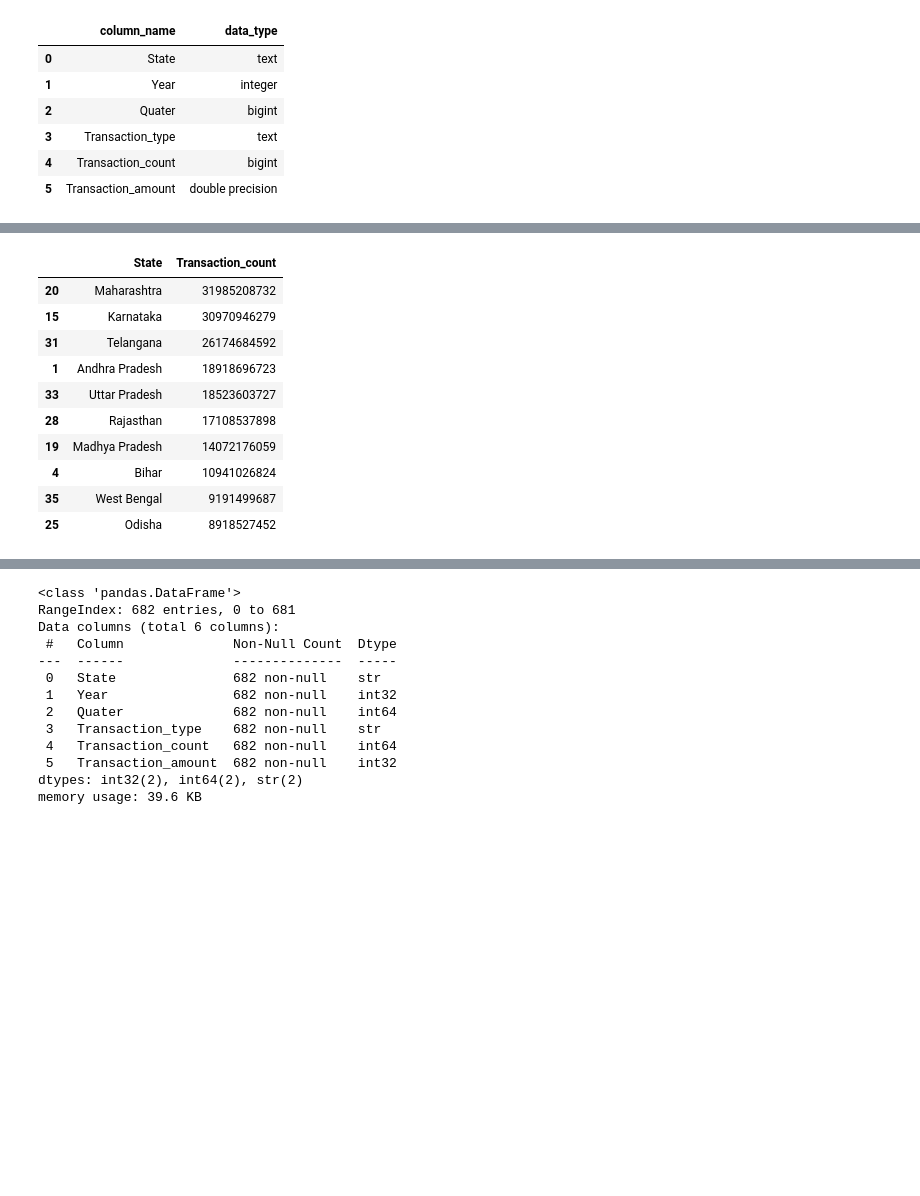
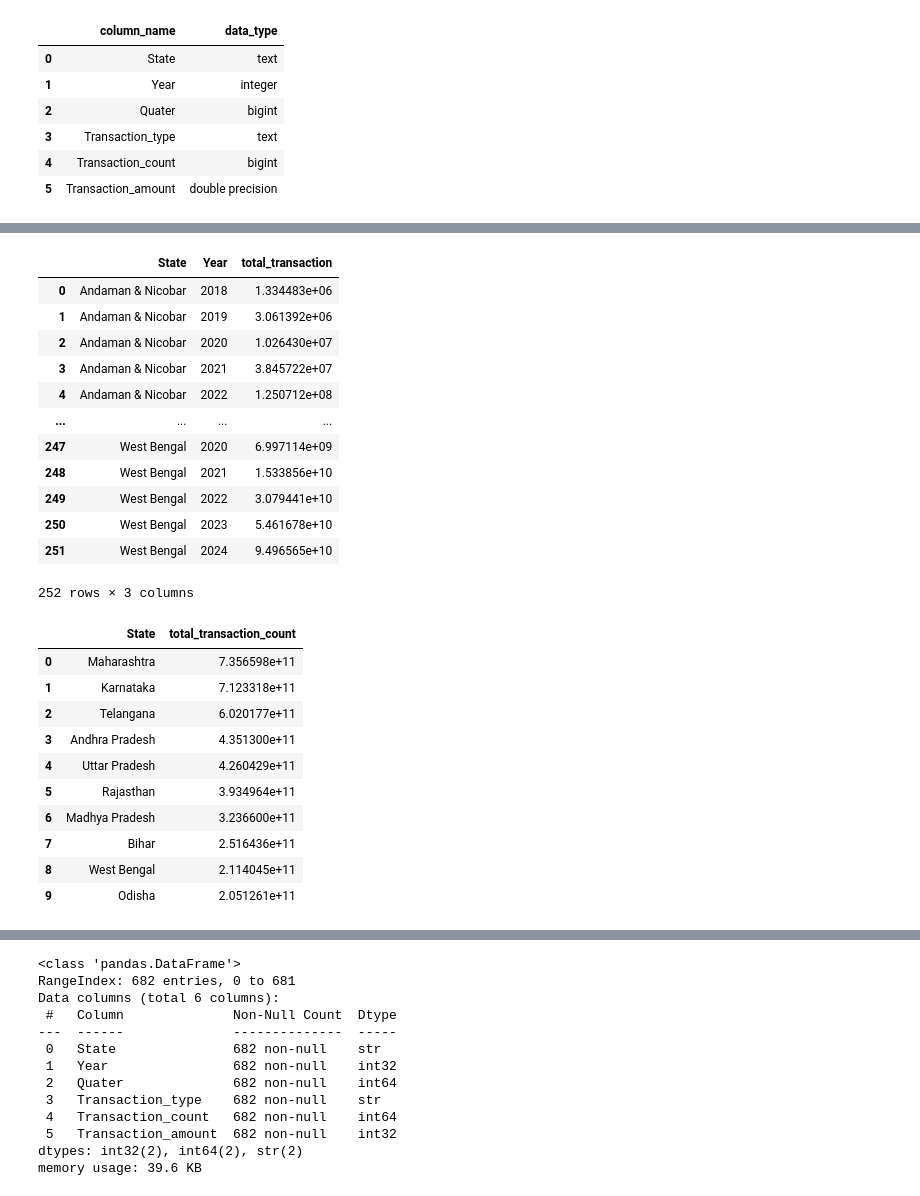
Before and after one commit to ufarooq8627/PhonePe_Analysis, a Jupyter notebook: phonepe_ana.ipynb, the cells around one changed output, grey strips where cells are left out. Cells and saved outputs as stored; diff of their text form; code cells hidden in the pictures; blank space fills up the shorter version.

```diff
--- a/phonepe_ana.ipynb
+++ b/phonepe_ana.ipynb
@@ -1730,20 +1707,60 @@ df
+# %%
+# For each state, how many total transactions happened in each year
+
+query = """
+SELECT
+    "State",
+    "Year",
+    SUM("Transaction_count") AS total_transaction
+FROM agg_trans
+GROUP BY "State", "Year"
+ORDER BY "State", "Year";
+;
+
+"""
+
+grwth_rt = pd.read_sql_query(query, engine)
+grwth_rt
+# %% [output]
+|  | State | Year | total_transaction |
+| 0 | Andaman & Nicobar | 2018 | 1.334483e+06 |
+| 1 | Andaman & Nicobar | 2019 | 3.061392e+06 |
+| 2 | Andaman & Nicobar | 2020 | 1.026430e+07 |
+| 3 | Andaman & Nicobar | 2021 | 3.845722e+07 |
+| 4 | Andaman & Nicobar | 2022 | 1.250712e+08 |
+| ... | ... | ... | ... |
+| 247 | West Bengal | 2020 | 6.997114e+09 |
+| 248 | West Bengal | 2021 | 1.533856e+10 |
+| 249 | West Bengal | 2022 | 3.079441e+10 |
+| 250 | West Bengal | 2023 | 5.461678e+10 |
+| 251 | West Bengal | 2024 | 9.496565e+10 |
+252 rows × 3 columns
 # %%
 # States with higher digital adoption contribute significantly to overall transaction volume.
-# first doing the analysis with pandas then checking with SQL to make sure results match
 
-state_trn = agg_trans.groupby('State')[['Transaction_count']] \
-                     .sum().reset_index()
-state_trn.sort_values(by='Transaction_count', ascending=False).head(10)
+query = """
+                SELECT
+                "State",
+                SUM("Transaction_count") AS total_transaction_count
+                FROM agg_trans
+                GROUP BY "State"
+                ORDER BY total_transaction_count DESC
+                LIMIT 10;
+
+                """
+
+top_states = pd.read_sql_query(query, engine)
+top_states
 # %% [output]
-|  | State | Transaction_count |
-| 20 | Maharashtra | 31985208732 |
-| 15 | Karnataka | 30970946279 |
-| 31 | Telangana | 26174684592 |
-| 1 | Andhra Pradesh | 18918696723 |
-| 33 | Uttar Pradesh | 18523603727 |
-| 28 | Rajasthan | 17108537898 |
-| 19 | Madhya Pradesh | 14072176059 |
-| 4 | Bihar | 10941026824 |
-| 35 | West Bengal | 9191499687 |
-| 25 | Odisha | 8918527452 |
+|  | State | total_transaction_count |
+| 0 | Maharashtra | 7.356598e+11 |
+| 1 | Karnataka | 7.123318e+11 |
+| 2 | Telangana | 6.020177e+11 |
+| 3 | Andhra Pradesh | 4.351300e+11 |
+| 4 | Uttar Pradesh | 4.260429e+11 |
+| 5 | Rajasthan | 3.934964e+11 |
+| 6 | Madhya Pradesh | 3.236600e+11 |
+| 7 | Bihar | 2.516436e+11 |
+| 8 | West Bengal | 2.114045e+11 |
+| 9 | Odisha | 2.051261e+11 |
 # %%
```
Also changed, not shown: parts of 40 cells of this notebook.
